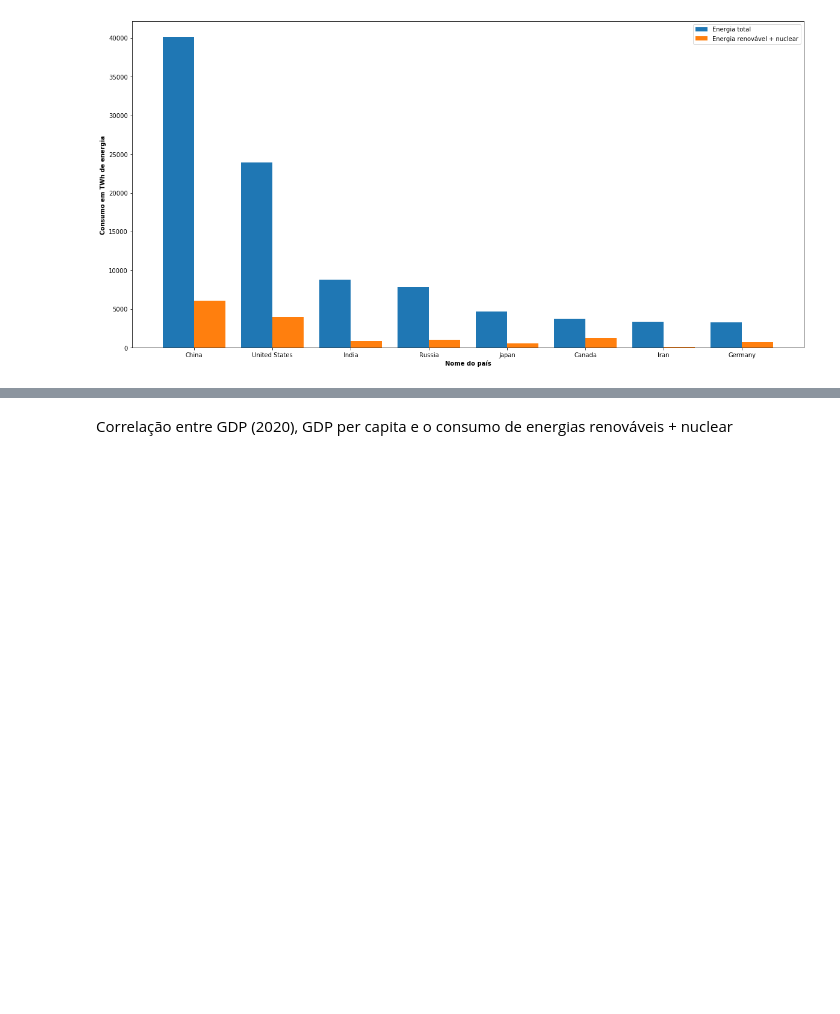
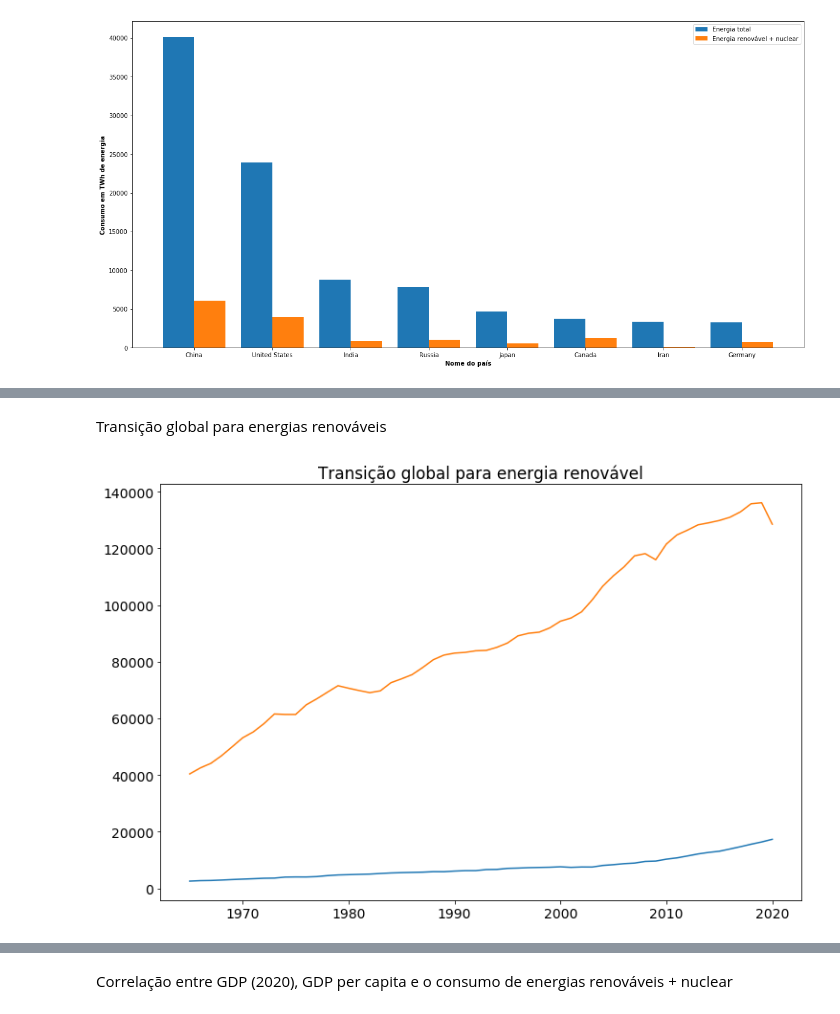
Before and after one commit to ZeMiguelGomes/SGD-data-analysis, a Jupyter notebook: Projeto 2 SGD .ipynb, the cells around one changed output, grey strips where cells are left out. Drawn from its saved outputs; the diff is of its cells as text; code cells hidden in the pictures; blank space fills up the shorter version.

```diff
--- a/Projeto 2 SGD .ipynb
+++ b/Projeto 2 SGD .ipynb
@@ -240,0 +266,29 @@ Países com maior percentagem de energia renovável ou nucle
+# %% [markdown]
+Transição global para energias renováveis
+# %%
+countryEnergy = energySourceCountry
+countryEnergy['renewable'] = countryEnergy['Hydro Consumption - TWh'] + countryEnergy['Wind Consumption - TWh'] + countryEnergy['Solar Consumption - TWh'] + countryEnergy['Geo Biomass Other - TWh']
+countryEnergy['total_energy'] = countryEnergy['Coal Consumption - TWh'] + countryEnergy['Oil Consumption - TWh'] + countryEnergy['Gas Consumption - TWh'] + countryEnergy['renewable_nuclear']
+
+#countryEnergy = countryEnergy.sort_values(by=['total_energy'],ascending=False)
+
+cond1 = countryEnergy['Code'].notna()
+cond2 = countryEnergy['Year'] <= 1990
+cond3 = countryEnergy['Entity'] == 'Europe'
+cond4 = countryEnergy['Year'] > 1990
+
+countryEnergy19 = countryEnergy.loc[(cond1) & (cond2) & (cond3)].iloc[1:9]
+countryEnergy20 = countryEnergy.loc[(cond1) & (cond4) & (cond3)].iloc[1:9]
+
+
+worldDataset = energySourceCountry.loc[(energySourceCountry['Code'] == 'OWID_WRL')]
+
+
+ax = worldDataset[['Year','renewable']].groupby(['Year']).sum()
+ax2 = worldDataset[['Year','PoluentEnergy']].groupby(['Year']).sum()
+plt.plot(ax)
+plt.plot(ax2)
+plt.title('Transição global para energia renovável')
+plt.show()
+# %% [output]
+[figure, added]
```
Also changed, not shown: parts of 6 cells of this notebook.
